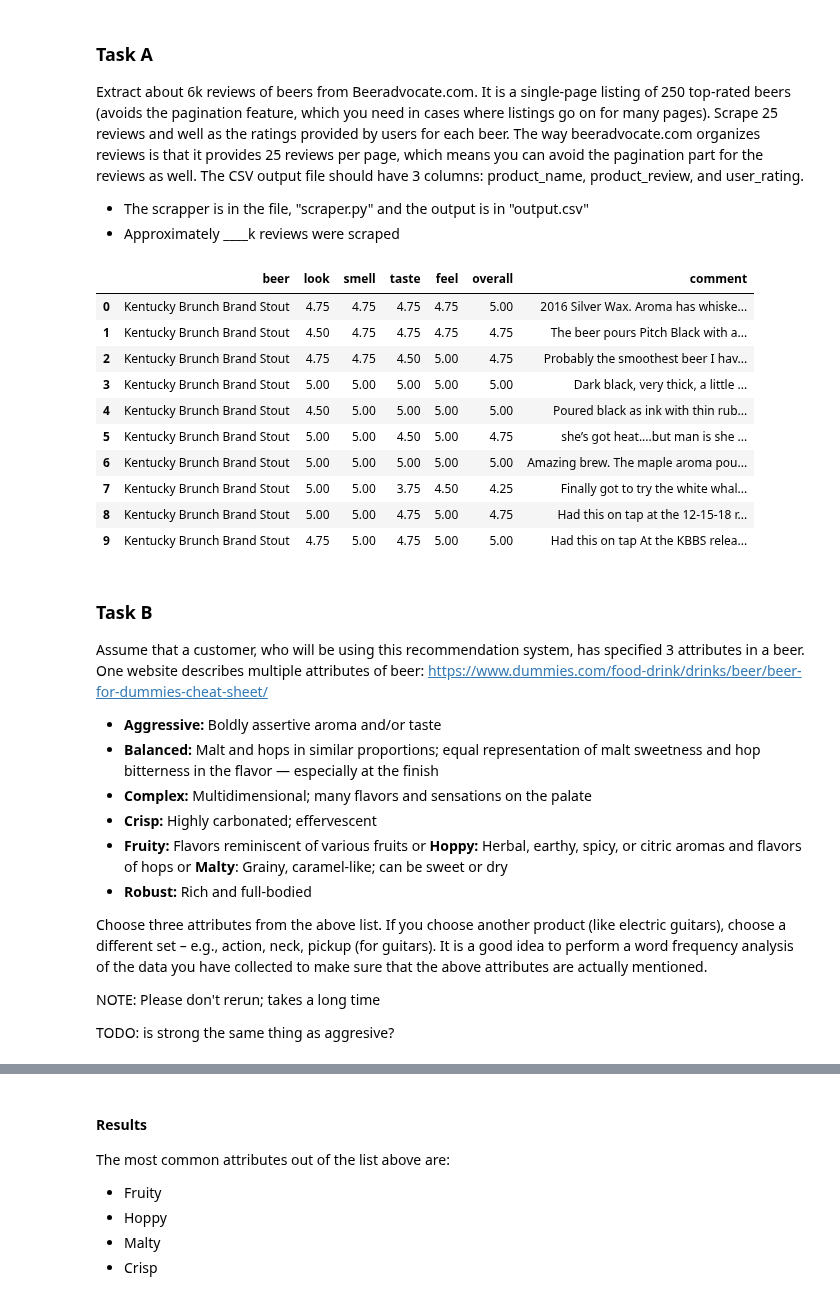
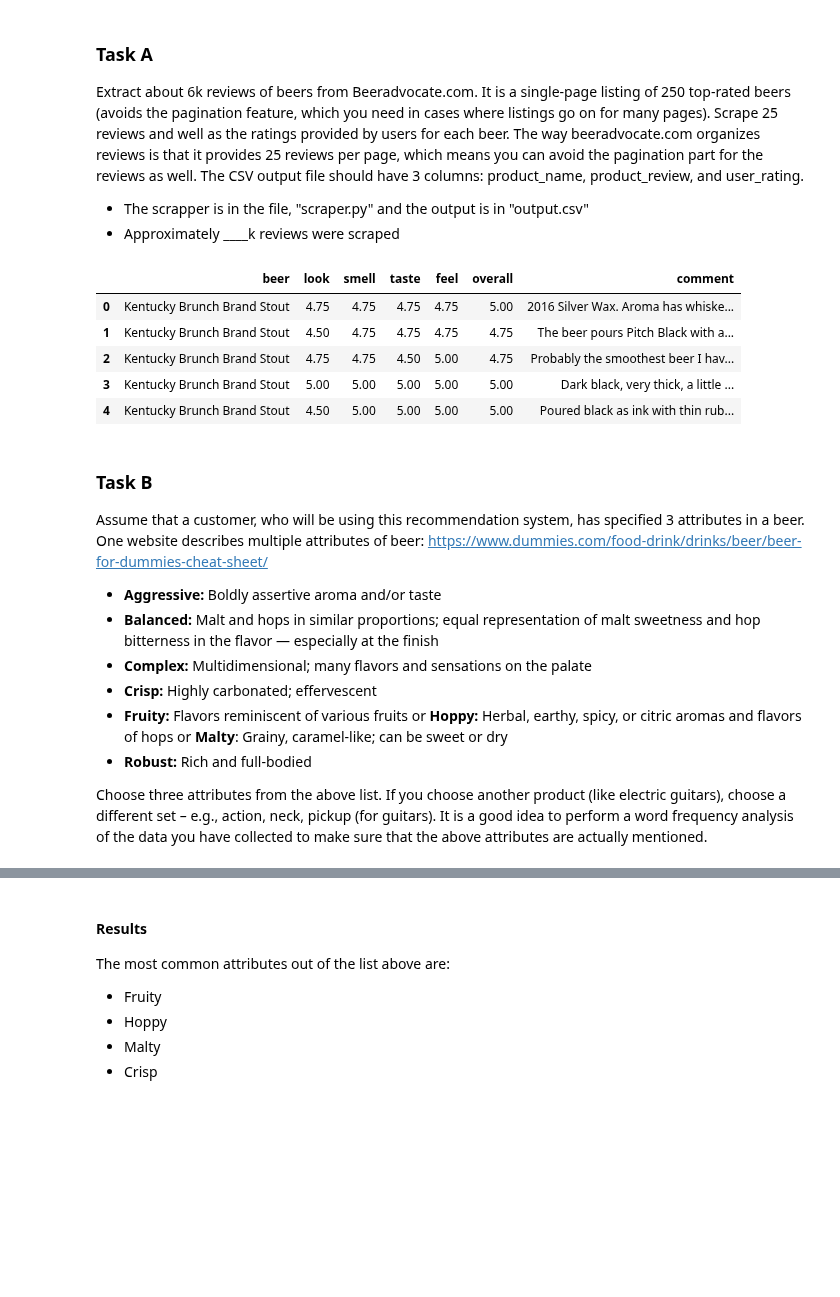
Before and after one commit to abhi-vik/ugc-analytics, a Jupyter notebook: assignments/third/Spacy Similarity.ipynb, the cells around one changed output, grey strips where cells are left out. Cells and saved outputs as stored; diff of their text form; code cells hidden in the pictures; blank space fills up the shorter version.

```diff
--- a/assignments/third/Spacy Similarity.ipynb
+++ b/assignments/third/Spacy Similarity.ipynb
@@ -47,19 +46,14 @@ Extract about 6k reviews of beers from Beeradvocate.com. It is a single-page lis
 - Approximately ____k reviews were scraped
 # %%
 orig_df = pd.read_csv('output.csv')
-orig_df.head(10)
+orig_df.head(5)
 # %% [output]
 |  | beer | look | smell | taste | feel | overall | comment |
 | 0 | Kentucky Brunch Brand Stout | 4.75 | 4.75 | 4.75 | 4.75 | 5.00 | 2016 Silver Wax. Aroma has whiske... |
 | 1 | Kentucky Brunch Brand Stout | 4.50 | 4.75 | 4.75 | 4.75 | 4.75 | The beer pours Pitch Black with a... |
 | 2 | Kentucky Brunch Brand Stout | 4.75 | 4.75 | 4.50 | 5.00 | 4.75 | Probably the smoothest beer I hav... |
 | 3 | Kentucky Brunch Brand Stout | 5.00 | 5.00 | 5.00 | 5.00 | 5.00 | Dark black, very thick, a little ... |
 | 4 | Kentucky Brunch Brand Stout | 4.50 | 5.00 | 5.00 | 5.00 | 5.00 | Poured black as ink with thin rub... |
-| 5 | Kentucky Brunch Brand Stout | 5.00 | 5.00 | 4.50 | 5.00 | 4.75 | she’s got heat....but man is she ... |
-| 6 | Kentucky Brunch Brand Stout | 5.00 | 5.00 | 5.00 | 5.00 | 5.00 | Amazing brew. The maple aroma pou... |
-| 7 | Kentucky Brunch Brand Stout | 5.00 | 5.00 | 3.75 | 4.50 | 4.25 | Finally got to try the white whal... |
-| 8 | Kentucky Brunch Brand Stout | 5.00 | 5.00 | 4.75 | 5.00 | 4.75 | Had this on tap at the 12-15-18 r... |
-| 9 | Kentucky Brunch Brand Stout | 4.75 | 5.00 | 4.75 | 5.00 | 5.00 | Had this on tap At the KBBS relea... |
 # %% [markdown]
 ### Task B
 Assume that a customer, who will be using this recommendation system, has specified 3 attributes in a beer. One website describes multiple attributes of beer: https://www.dummies.com/food-drink/drinks/beer/beer-for-dummies-cheat-sheet/
@@ -71,7 +65,3 @@ Assume that a customer, who will be using this recommendation system, has specif
 - <b>Robust:</b> Rich and full-bodied
 
 Choose three attributes from the above list. If you choose another product (like electric guitars), choose a different set – e.g., action, neck, pickup (for guitars). It is a good idea to perform a word frequency analysis of the data you have collected to make sure that the above attributes are actually mentioned.
-
-NOTE: Please don't rerun; takes a long time
-
-TODO: is strong the same thing as aggresive?
```
Also changed, not shown: parts of 17 cells of this notebook, 3 other files.
